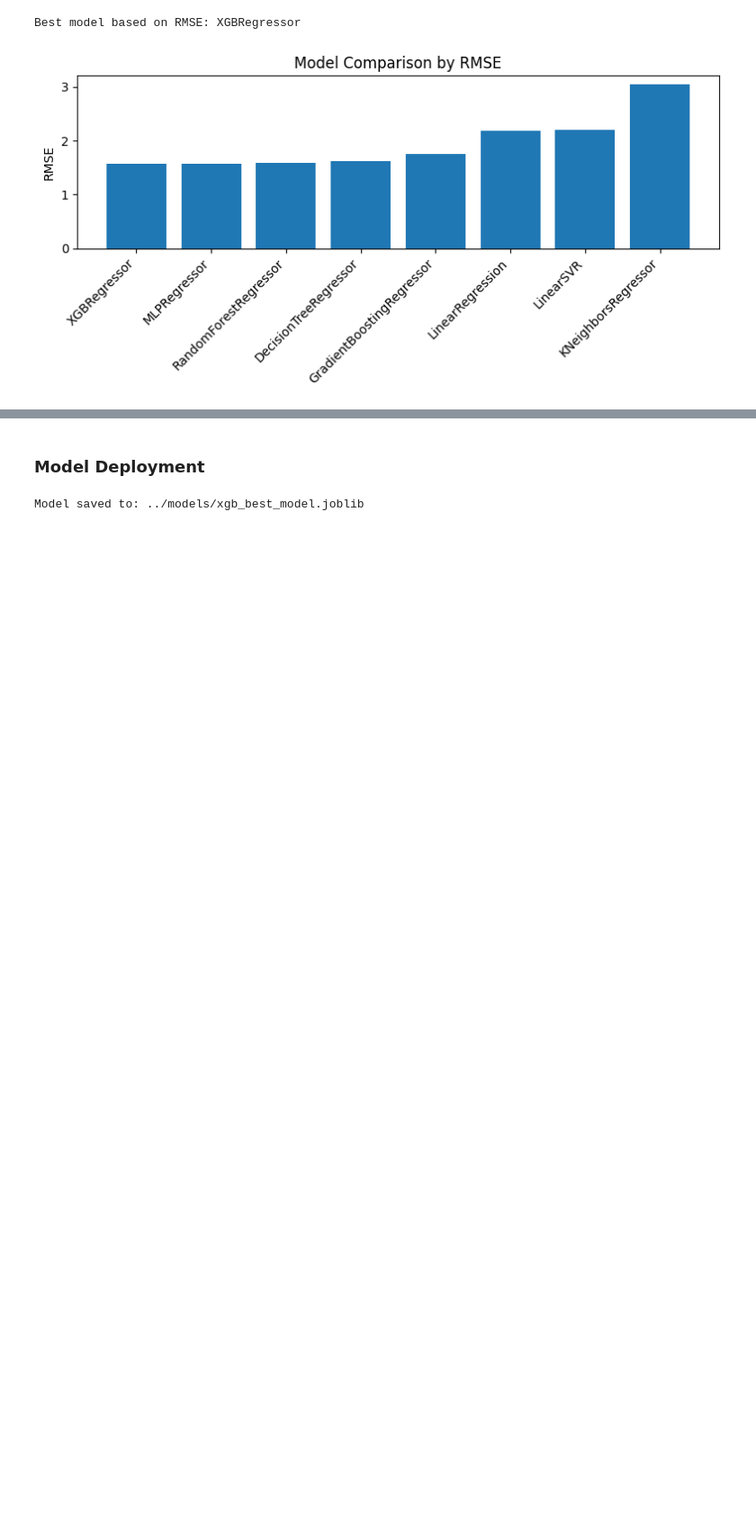
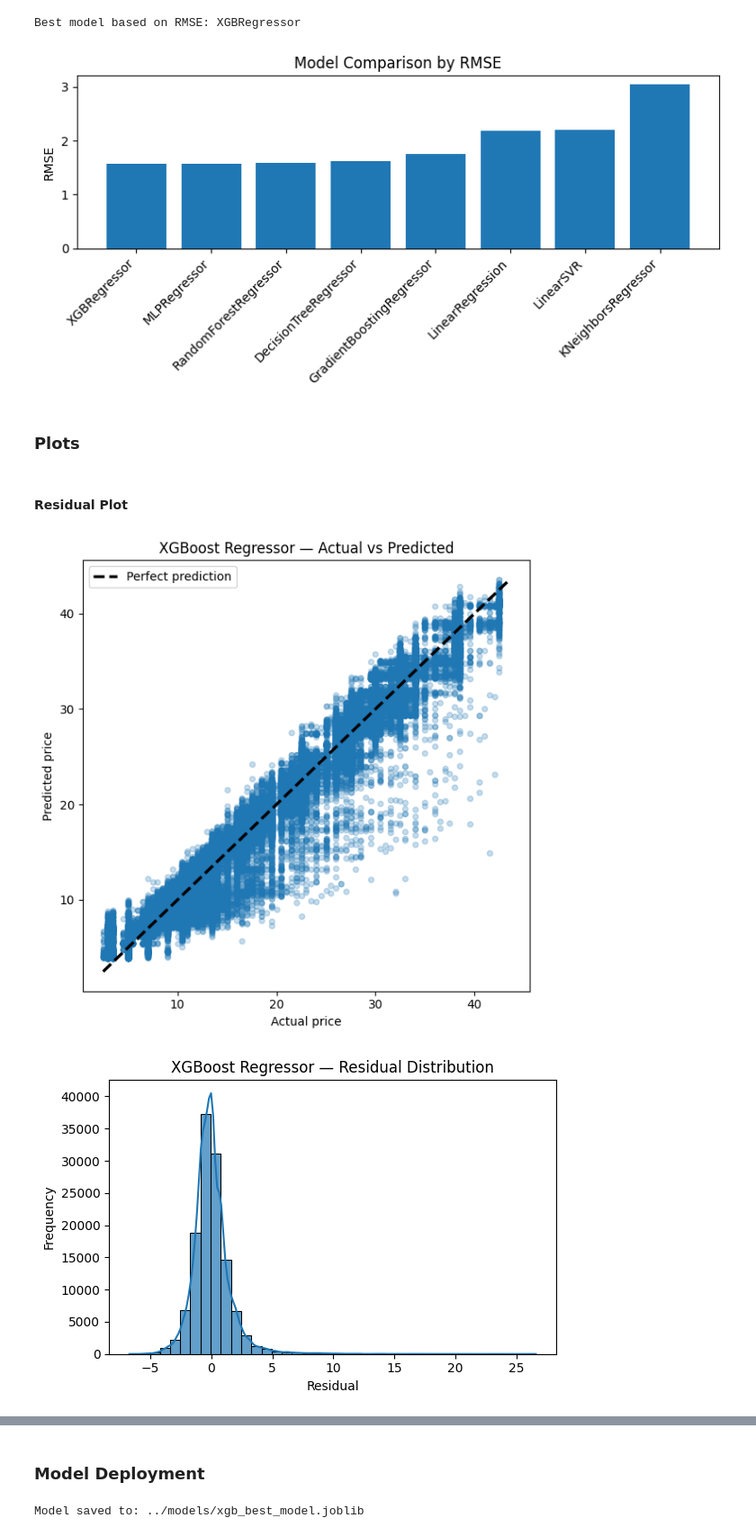
Before and after one commit to ProntoSbinalla/CIS-508-Final-Project, a Jupyter notebook: notebooks/CIS 508 - Final Project.ipynb, the cells around one changed output, grey strips where cells are left out. Shown at 90% size. Cells and saved outputs as stored; diff of their text form; code cells hidden in the pictures; blank space fills up the shorter version.

Commit message:
Added Several Plots in the End to Evaluate XGBoost Model. Also Added Feature Importance Plot in the End

```diff
--- a/notebooks/CIS 508 - Final Project.ipynb
+++ b/notebooks/CIS 508 - Final Project.ipynb
@@ -1657,3 +1657,60 @@ plt.tight_layout()
 plt.show()
 # %% [output]
 [figure]
+# %% [markdown]
+### Plots
+# %% [markdown]
+#### Residual Plot
+# %%
+# ============================================================
+# Cleaner residual diagnostics with clearer reference lines
+# ============================================================
+
+import matplotlib.pyplot as plt
+import numpy as np
+import seaborn as sns
+
+# Predictions
+y_true = np.array(y_test).ravel()
+y_pred = final_model.predict(X_test).ravel()
+residuals = y_true - y_pred
+
+# Choose soft blue for dots, dark gray for reference lines
+dot_color = "#1f77b4"
+line_color = "black"
+
+# 1) Actual vs Predicted
+plt.figure(figsize=(6, 6))
+plt.scatter(y_true, y_pred, alpha=0.25, color=dot_color, s=20)
+
+# Diagonal reference line
+min_val = min(y_true.min(), y_pred.min())
+max_val = max(y_true.max(), y_pred.max())
+plt.plot(
+    [min_val, max_val],
+    [min_val, max_val],
+    linestyle="--",
+    linewidth=2.5,
+    color=line_color,
+    label="Perfect prediction"
+)
+
+plt.xlabel("Actual price")
+plt.ylabel("Predicted price")
+plt.title("XGBoost Regressor — Actual vs Predicted")
+plt.legend()
+plt.tight_layout()
+plt.show()
+
+# 2) Residual histogram
+plt.figure(figsize=(6, 4))
+sns.histplot(residuals, bins=40, kde=True, color=dot_color, edgecolor="black", alpha=0.7)
+
+plt.xlabel("Residual")
+plt.ylabel("Frequency")
+plt.title("XGBoost Regressor — Residual Distribution")
+plt.tight_layout()
+plt.show()
+# %% [output]
+[figure, added]
+[figure, added]
```
Also changed, not shown: parts of 6 cells of this notebook.
